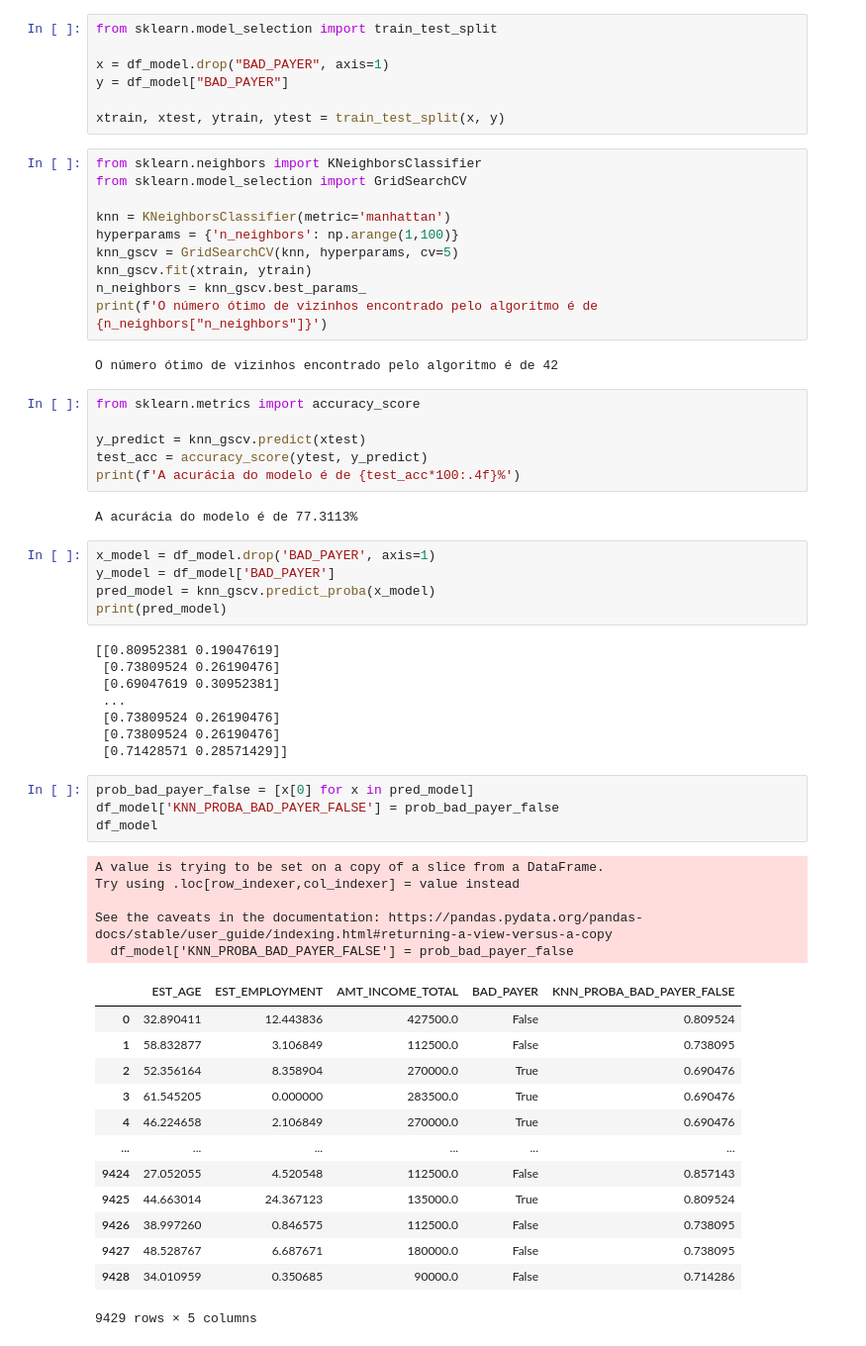
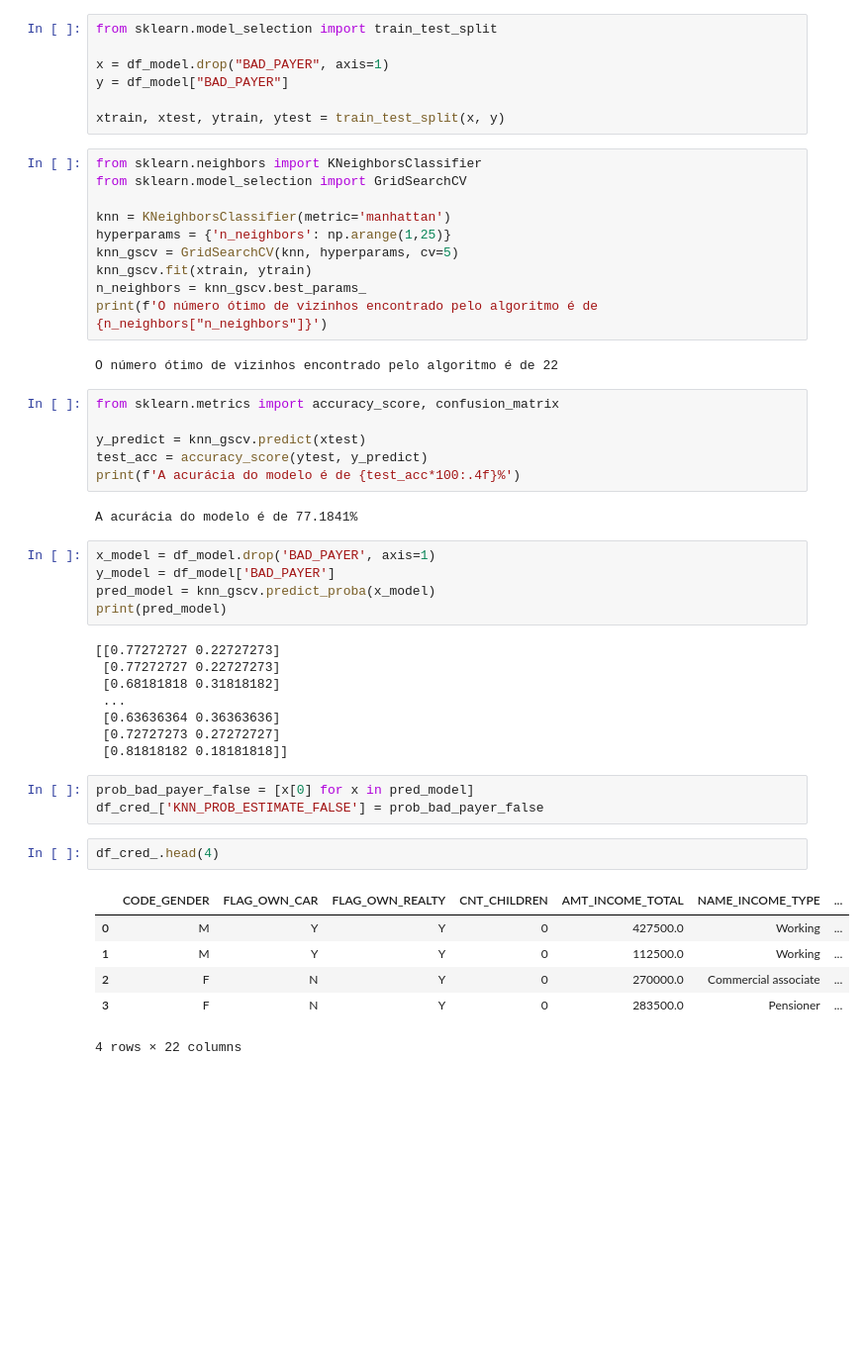
Before and after one commit to thomaschiari/Credit-Analysis-01, a Jupyter notebook: Classificacao_Credito.ipynb, the cells around one changed output. Shown at 99% size. Saved outputs shown, nothing was run; the diff lists cells and outputs as text; blank space fills up the shorter version.

```diff
--- a/Classificacao_Credito.ipynb
+++ b/Classificacao_Credito.ipynb
@@ -162,54 +162,43 @@ from sklearn.neighbors import KNeighborsClassifier
 from sklearn.model_selection import GridSearchCV
 
 knn = KNeighborsClassifier(metric='manhattan')
-hyperparams = {'n_neighbors': np.arange(1,100)}
+hyperparams = {'n_neighbors': np.arange(1,25)}
 knn_gscv = GridSearchCV(knn, hyperparams, cv=5)
 knn_gscv.fit(xtrain, ytrain)
 n_neighbors = knn_gscv.best_params_
 print(f'O número ótimo de vizinhos encontrado pelo algoritmo é de {n_neighbors["n_neighbors"]}')
 # %% [output]
-O número ótimo de vizinhos encontrado pelo algoritmo é de 42
+O número ótimo de vizinhos encontrado pelo algoritmo é de 22
 # %%
-from sklearn.metrics import accuracy_score
+from sklearn.metrics import accuracy_score, confusion_matrix
 
 y_predict = knn_gscv.predict(xtest)
 test_acc = accuracy_score(ytest, y_predict)
 print(f'A acurácia do modelo é de {test_acc*100:.4f}%')
 # %% [output]
-A acurácia do modelo é de 77.3113%
+A acurácia do modelo é de 77.1841%
 # %%
 x_model = df_model.drop('BAD_PAYER', axis=1)
 y_model = df_model['BAD_PAYER']
 pred_model = knn_gscv.predict_proba(x_model)
 print(pred_model)
 # %% [output]
-[[0.80952381 0.19047619]
- [0.73809524 0.26190476]
- [0.69047619 0.30952381]
+[[0.77272727 0.22727273]
+ [0.77272727 0.22727273]
+ [0.68181818 0.31818182]
  ...
- [0.73809524 0.26190476]
- [0.73809524 0.26190476]
- [0.71428571 0.28571429]]
+ [0.63636364 0.36363636]
+ [0.72727273 0.27272727]
+ [0.81818182 0.18181818]]
 # %%
 prob_bad_payer_false = [x[0] for x in pred_model]
-df_model['KNN_PROBA_BAD_PAYER_FALSE'] = prob_bad_payer_false
-df_model
+df_cred_['KNN_PROB_ESTIMATE_FALSE'] = prob_bad_payer_false
-# %% [output]
-A value is trying to be set on a copy of a slice from a DataFrame.
-Try using .loc[row_indexer,col_indexer] = value instead
-
-See the caveats in the documentation: https://pandas.pydata.org/pandas-docs/stable/user_guide/indexing.html#returning-a-view-versus-a-copy
-  df_model['KNN_PROBA_BAD_PAYER_FALSE'] = prob_bad_payer_false
-|  | EST_AGE | EST_EMPLOYMENT | AMT_INCOME_TOTAL | BAD_PAYER | KNN_PROBA_BAD_PAYER_FALSE |
-| 0 | 32.890411 | 12.443836 | 427500.0 | False | 0.809524 |
-| 1 | 58.832877 | 3.106849 | 112500.0 | False | 0.738095 |
-| 2 | 52.356164 | 8.358904 | 270000.0 | True | 0.690476 |
-| 3 | 61.545205 | 0.000000 | 283500.0 | True | 0.690476 |
-| 4 | 46.224658 | 2.106849 | 270000.0 | True | 0.690476 |
-| ... | ... | ... | ... | ... | ... |
-| 9424 | 27.052055 | 4.520548 | 112500.0 | False | 0.857143 |
-| 9425 | 44.663014 | 24.367123 | 135000.0 | True | 0.809524 |
-| 9426 | 38.997260 | 0.846575 | 112500.0 | False | 0.738095 |
-| 9427 | 48.528767 | 6.687671 | 180000.0 | False | 0.738095 |
-| 9428 | 34.010959 | 0.350685 | 90000.0 | False | 0.714286 |
-9429 rows × 5 columns
+# %%
+df_cred_.head(4)
+# %% [output]
+|  | CODE_GENDER | FLAG_OWN_CAR | FLAG_OWN_REALTY | CNT_CHILDREN | AMT_INCOME_TOTAL | NAME_INCOME_TYPE | ... |
+| 0 | M | Y | Y | 0 | 427500.0 | Working | ... |
+| 1 | M | Y | Y | 0 | 112500.0 | Working | ... |
+| 2 | F | N | Y | 0 | 270000.0 | Commercial associate | ... |
+| 3 | F | N | Y | 0 | 283500.0 | Pensioner | ... |
+4 rows × 22 columns
```
